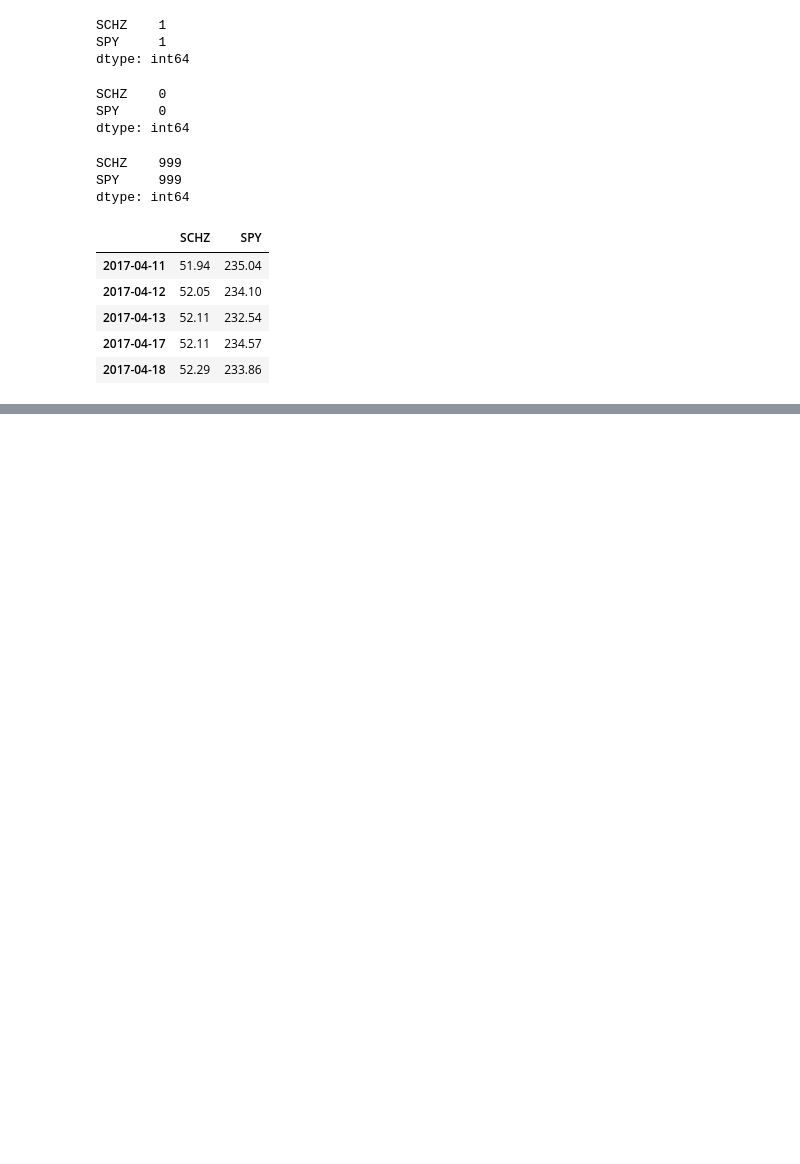
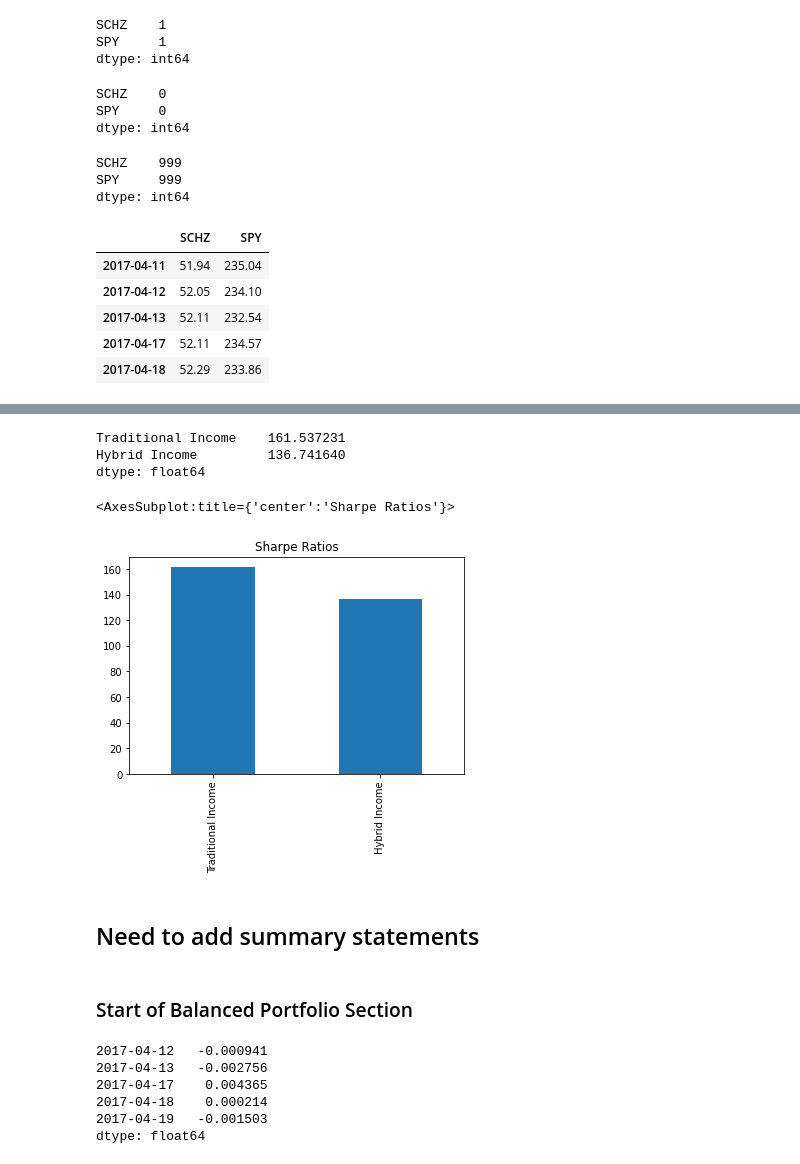
Before and after one commit to hammer888-tech/Project_1, a Jupyter notebook: Project_1B.ipynb, the cells around one changed output, grey strips where cells are left out. Drawn from its saved outputs; the diff is of its cells as text; code cells hidden in the pictures; blank space fills up the shorter version.

```diff
--- a/Project_1B.ipynb
+++ b/Project_1B.ipynb
@@ -277,0 +229,32 @@ income_crypto_traditional_cumulative_returns.plot(figsize=(20,10), title = "Inco
+# %%
+#Calculate Sharpe Ratios on Traditional and Hybrid Income Portfolios
+income_sharpe_ratios = ((income_hybrid_traditional_cumulative_returns.mean()) * 252) / (income_hybrid_traditional_cumulative_returns.std() * np.sqrt(252))
+income_sharpe_ratios
+# %% [output]
+Traditional Income    161.537231
+Hybrid Income         136.741640
+dtype: float64
+# %%
+# Visualize the sharpe ratios as a bar plot
+income_sharpe_ratios.plot(kind="bar", title="Sharpe Ratios")
+# %% [output]
+<AxesSubplot:title={'center':'Sharpe Ratios'}>
+[figure, added]
+# %% [markdown]
+## Need to add summary statements
+# %% [markdown]
+### Start of Balanced Portfolio Section
+# %%
+#Assigning weights to Traditional Balanced (tb) portfolio
+balanced_spy_percentage = 0.5
+balanced_schz_percentage = 0.5
+weights_tb = [balanced_spy_percentage, balanced_schz_percentage]
+balanced_portfolio_weighted = traditional_returns.dot(weights_tb)
+balanced_portfolio_weighted.head()
+# %% [output]
+2017-04-12   -0.000941
+2017-04-13   -0.002756
+2017-04-17    0.004365
+2017-04-18    0.000214
+2017-04-19   -0.001503
+dtype: float64
```
Also changed, not shown: parts of 55 cells of this notebook.
